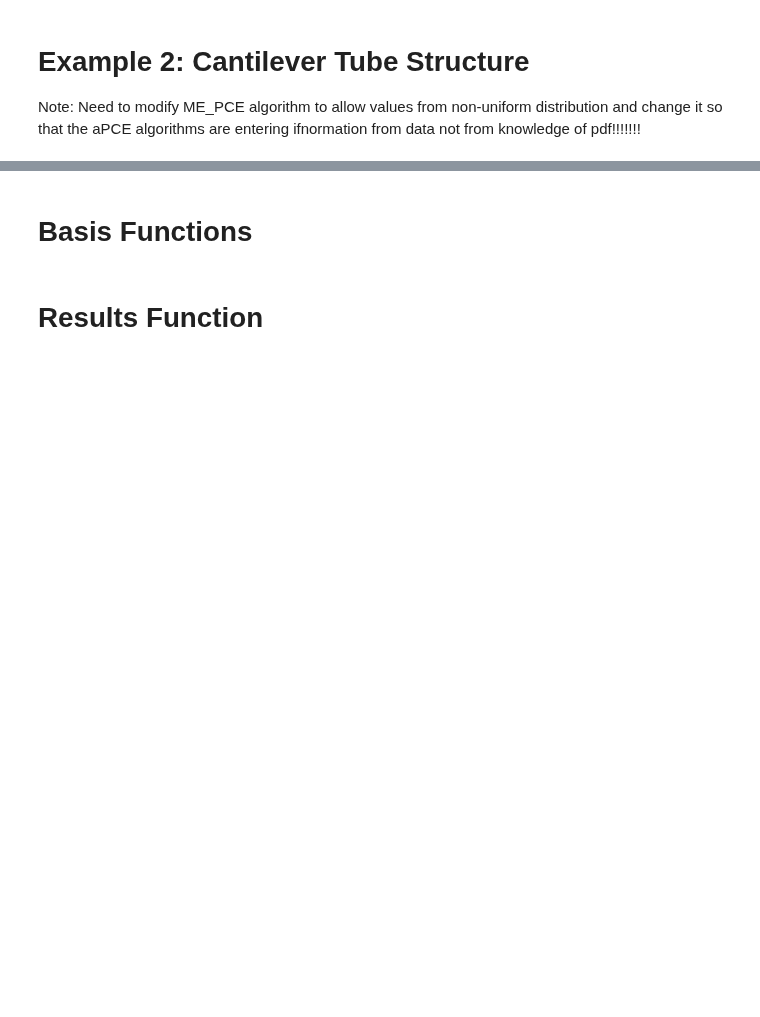
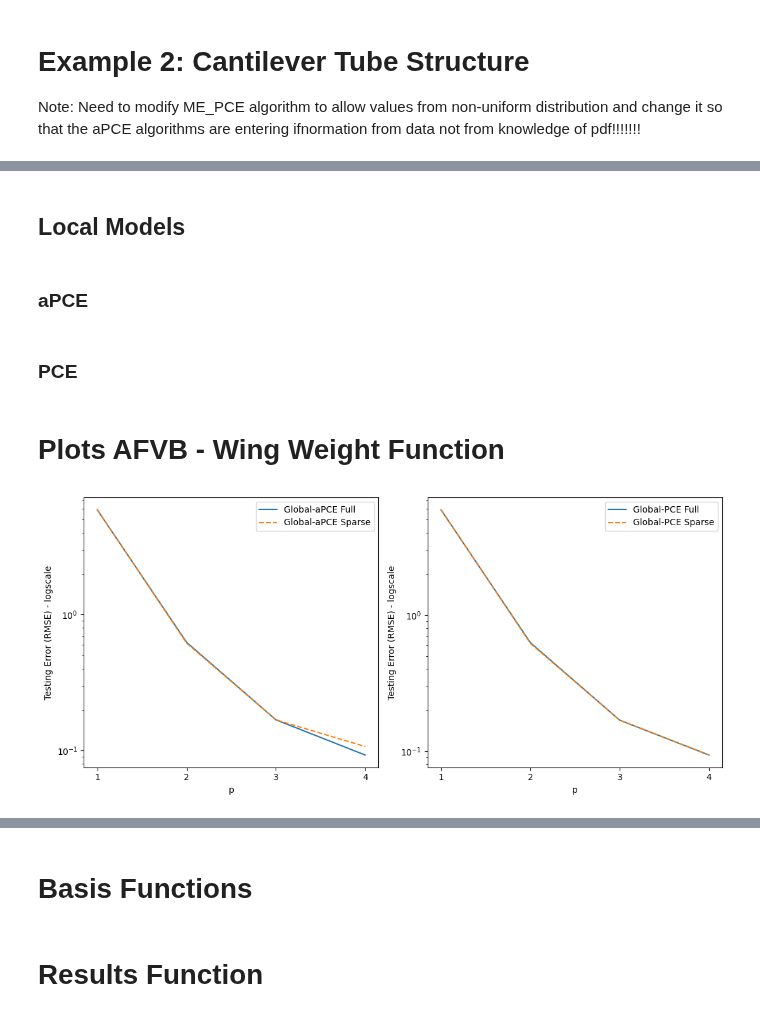
Before and after one commit to IsabelCoronaGuevara/CUDenver-Thesis, a Jupyter notebook: Results_SparseBayesianLearning.ipynb, the cells around one changed output, grey strips where cells are left out. Saved outputs shown, nothing was run; the diff lists cells and outputs as text; code cells hidden in the pictures; blank space fills up the shorter version.

```diff
--- a/Results_SparseBayesianLearning.ipynb
+++ b/Results_SparseBayesianLearning.ipynb
@@ -1187,0 +1266,11 @@ Y_test = m.model(X_test)
+# %%
+# Optimized Hyper-Parameters: slurm-10259858
+best_params_AFVB_Global_aPCE = [OrderedDict([('A_0', 0.09925955915233715), ('B_0', 0.0005648248013194822), ('C_0', 0.0001), ('D_0', 0.001)]),
+                                OrderedDict([('A_0', 0.042250715360719115), ('B_0', 0.00016395587936249964), ('C_0', 0.1), ('D_0', 1e-05)]),
+                                OrderedDict([('A_0', 0.1), ('B_0', 0.001), ('C_0', 0.046313942083974644), ('D_0', 0.001)]),
+                                OrderedDict([('A_0', 0.01), ('B_0', 1e-05), ('C_0', 0.002661407526098897), ('D_0', 0.001)]),
+                                OrderedDict([('A_0', 0.01), ('B_0', 1e-05), ('C_0', 0.002661407526098897), ('D_0', 0.001)]),
+                                OrderedDict([('A_0', 0.01), ('B_0', 1e-05), ('C_0', 0.002661407526098897), ('D_0', 0.001)]), OrderedDict([('A_0', 0.004316573642040653), ('B_0', 0.0008184621205523582), ('C_0', 0.0014265154776030536), ('D_0', 0.000998927835679266)]), OrderedDict([('A_0', 0.1), ('B_0', 1e-05), ('C_0', 0.0001), ('D_0', 0.00022691653686954063)]), OrderedDict([('A_0', 0.09865105600706396), ('B_0', 0.00029011128480359413), ('C_0', 0.015649095116959357), ('D_0', 0.0009438211882068369)]), OrderedDict([('A_0', 0.08583446171964387), ('B_0', 0.0002128414137780071), ('C_0', 0.0001), ('D_0', 0.00012514305418262137)]), OrderedDict([('A_0', 0.0012912405112338995), ('B_0', 0.00014326540697554843), ('C_0', 0.0032080965304512525), ('D_0', 2.254620406145719e-05)]), OrderedDict([('A_0', 0.08089921550807858), ('B_0', 1.0781942309102549e-05), ('C_0', 0.00041488459519164485), ('D_0', 0.000918357785605347)])]
+# %%
+results_WingWeight_AFVB_aPCE_Global = collect_results_PCE(p, d, WingWeight, best_params_AFVB_Global_aPCE,
+                                                X_train, X_pol, X_test, Y_train, 'aPCE', AFVB_PCE, None)
@@ -1187,0 +1291,8 @@ Y_test = m.model(X_test)
+# %%
+# Optimized Hyper-Parameters: slurm-10259853
+best_params_AFVB_Global_PCE = [OrderedDict([('A_0', 0.1), ('B_0', 1e-05), ('C_0', 0.0001), ('D_0', 0.001)]), OrderedDict([('A_0', 0.0001), ('B_0', 0.001), ('C_0', 0.1), ('D_0', 1e-05)]), OrderedDict([('A_0', 0.0012495544313599809), ('B_0', 0.00045082851858731135), ('C_0', 0.0485759996200044), ('D_0', 0.00097321991720733)]), OrderedDict([('A_0', 0.0001), ('B_0', 0.0009541553452263053), ('C_0', 0.0059353678724952804), ('D_0', 0.001)]), OrderedDict([('A_0', 0.1), ('B_0', 1e-05), ('C_0', 0.0001), ('D_0', 0.001)]), OrderedDict([('A_0', 0.00465100779537657), ('B_0', 0.00031450648795441834), ('C_0', 0.00018474835198383974), ('D_0', 1.1778987914878392e-05)]), OrderedDict([('A_0', 0.0001), ('B_0', 1e-05), ('C_0', 0.0007261571648312437), ('D_0', 0.001)]), OrderedDict([('A_0', 0.03015018205965136), ('B_0', 0.00016042881101162925), ('C_0', 0.05231555386628851), ('D_0', 6.468295430852118e-05)]), OrderedDict([('A_0', 0.0001), ('B_0', 2.9346987572766715e-05), ('C_0', 0.015947483672089122), ('D_0', 0.00015419494348090914)]), OrderedDict([('A_0', 0.07044002669184762), ('B_0', 2.691695529770012e-05), ('C_0', 0.0001), ('D_0', 0.00062965003263135)]), OrderedDict([('A_0', 0.06356250607501522), ('B_0', 1.5053310452176014e-05), ('C_0', 0.00029248041639387036), ('D_0', 0.00099312346432455)]), OrderedDict([('A_0', 0.06868834896477316), ('B_0', 1.3848973003921075e-05), ('C_0', 0.004842526210683824), ('D_0', 4.604705739208385e-05)])]
+
+B_init = [[150,200], [220,300], [6,10], [-10,10], [16,45], [0.5,1], [0.08,0.18], [2.5,6], [1700,2500], [0.025,0.08]]
+# %%
+results_WingWeight_AFVB_PCE_Global = collect_results_PCE(p, d, WingWeight, best_params_AFVB_Global_PCE,
+                                                X_train, X_pol, X_test, Y_train, 'PCE_Legendre', AFVB_PCE, B_init)
@@ -1187,0 +1309,36 @@ Y_test = m.model(X_test)
+# %% [markdown]
+## Local Models
+# %% [markdown]
+### aPCE
+# %% [markdown]
+### PCE
+# %% [markdown]
+# Plots AFVB - Wing Weight Function
+# %%
+plt.rcParams['figure.figsize'] = (11,5) # (width, height)
+fig, ax = plt.subplots(1, 2)
+
+ax[0].plot(p, results_WingWeight_AFVB_aPCE_Global[0], '-', label = 'Global-aPCE Full')
+ax[0].plot(p, results_WingWeight_AFVB_aPCE_Global[1], '--', label = 'Global-aPCE Sparse')
+#ax[0].plot(p, results_WingWeight_AFVB_aPCE_ME[0], '-x', label = 'ME-aPCE Full')
+#ax[0].plot(p, results_WingWeight_AFVB_aPCE_ME[1], '-.', label = 'ME-aPCE Sparse')
+ax[0].set_xticks(p)
+ax[0].set_yscale("log")
+ax[0].set_xlabel("p")
+ax[0].set_ylabel("Testing Error (RMSE) - logscale")
+ax[0].legend()
+
+ax[1].plot(p, results_WingWeight_AFVB_PCE_Global[0], '-', label = 'Global-PCE Full')
+ax[1].plot(p, results_WingWeight_AFVB_PCE_Global[1], '--', label = 'Global-PCE Sparse')
+#ax[1].plot(range(1,11), (results_WingWeight_AFVB_PCE_ME[0])[:10], '-x', label = 'ME-PCE Full')
+#ax[1].plot(range(1,11), (results_WingWeight_AFVB_PCE_ME[1])[:10], '-.', label = 'ME-PCE Sparse')
+ax[1].set_xticks(p)
+ax[1].set_yscale("log")
+ax[1].set_xlabel("p")
+ax[1].set_ylabel("Testing Error (RMSE) - logscale")
+ax[1].legend()
+
+fig.tight_layout();
+#plt.savefig(wd + '/WingWeight_AFVB_Error.png')
+# %% [output]
+[figure, added]
```
Also changed, not shown: parts of 185 cells of this notebook.
